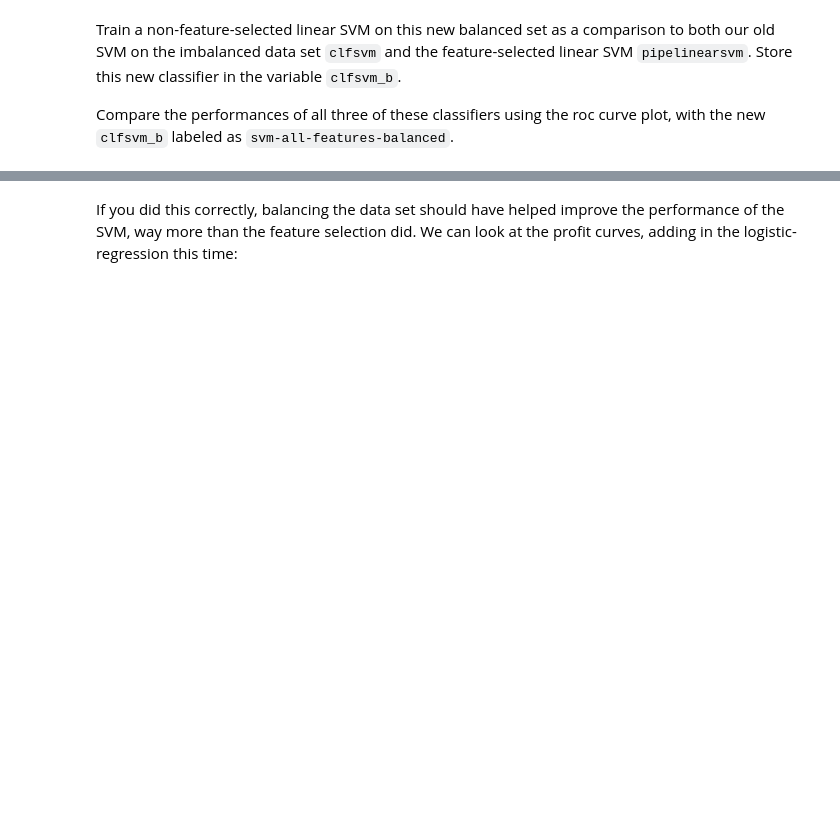
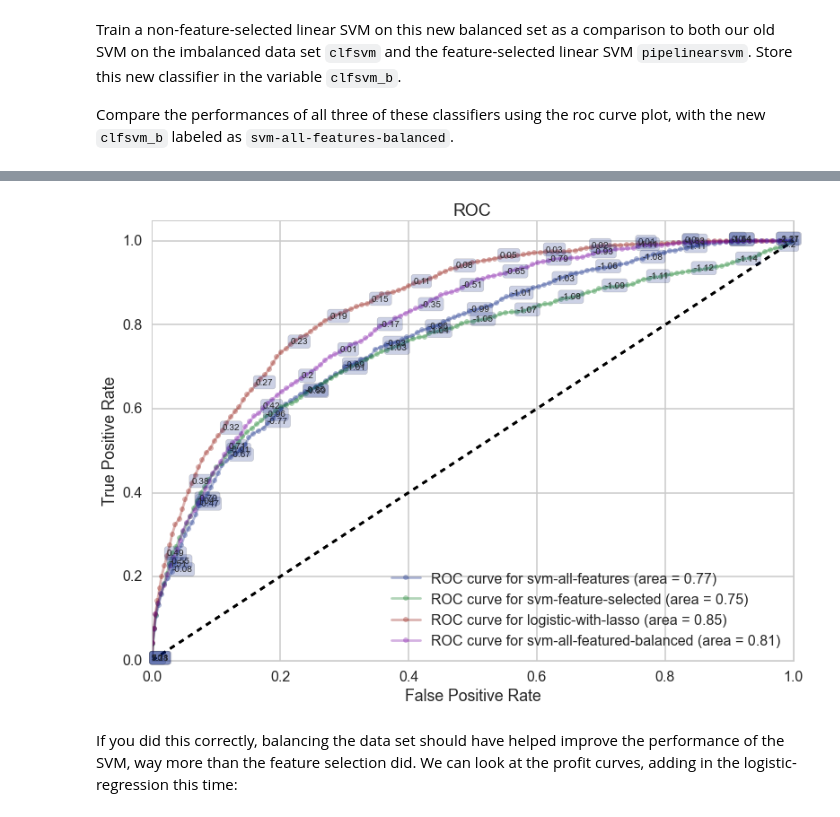
Before and after one commit to albergo08/classhomework-2015, a Jupyter notebook: hw3.ipynb, the cells around one changed output, grey strips where cells are left out. Saved outputs shown, nothing was run; the diff lists cells and outputs as text; code cells hidden in the pictures; blank space fills up the shorter version.

```diff
--- a/hw3.ipynb
+++ b/hw3.ipynb
@@ -1155,0 +1346,4 @@ Compare the performances of all three of these classifiers using the roc curve p
+# %%
+%%time
+#your code here
+clfsvm_b, Xtrain_b, ytrain_b, Xtest_b, ytest_b = do_classify(LinearSVC(loss="hinge"), {"C": [0.00001, 0.001, 0.01, 0.1, 1.0, 10.0, 100.0]}, dftouse,lcols, u'RESP',1,reuse_split=reuse_split_new)
@@ -1156,3 +1361,12 @@ Compare the performances of all three of these classifiers using the roc curve p
+# %%
+##your code here
+with sns.color_palette("dark"):
+    ax=make_roc("svm-all-features",clfsvm, ytest, Xtest, None, labe=400, proba=False, skip=50)
+    make_roc("svm-feature-selected",pipelinearsvm, ytest, Xtest, ax, labe=400, proba=False, skip=50);
+    make_roc("logistic-with-lasso",clflog, ytest, Xtest, ax, labe=400, proba=True,  skip=50);
+    make_roc("svm-all-featured-balanced",clfsvm_b, ytest, Xtest, None, labe=400, proba=False, skip=50)
+# %% [output]
+[figure, added]
 # %% [markdown]
 If you did this correctly, balancing the data set should have helped improve the performance of the SVM, way more than the feature selection did. We can look at the profit curves, adding in the logistic-regression this time:
 # %%
```
Also changed, not shown: parts of 66 cells of this notebook, 1 other file.
